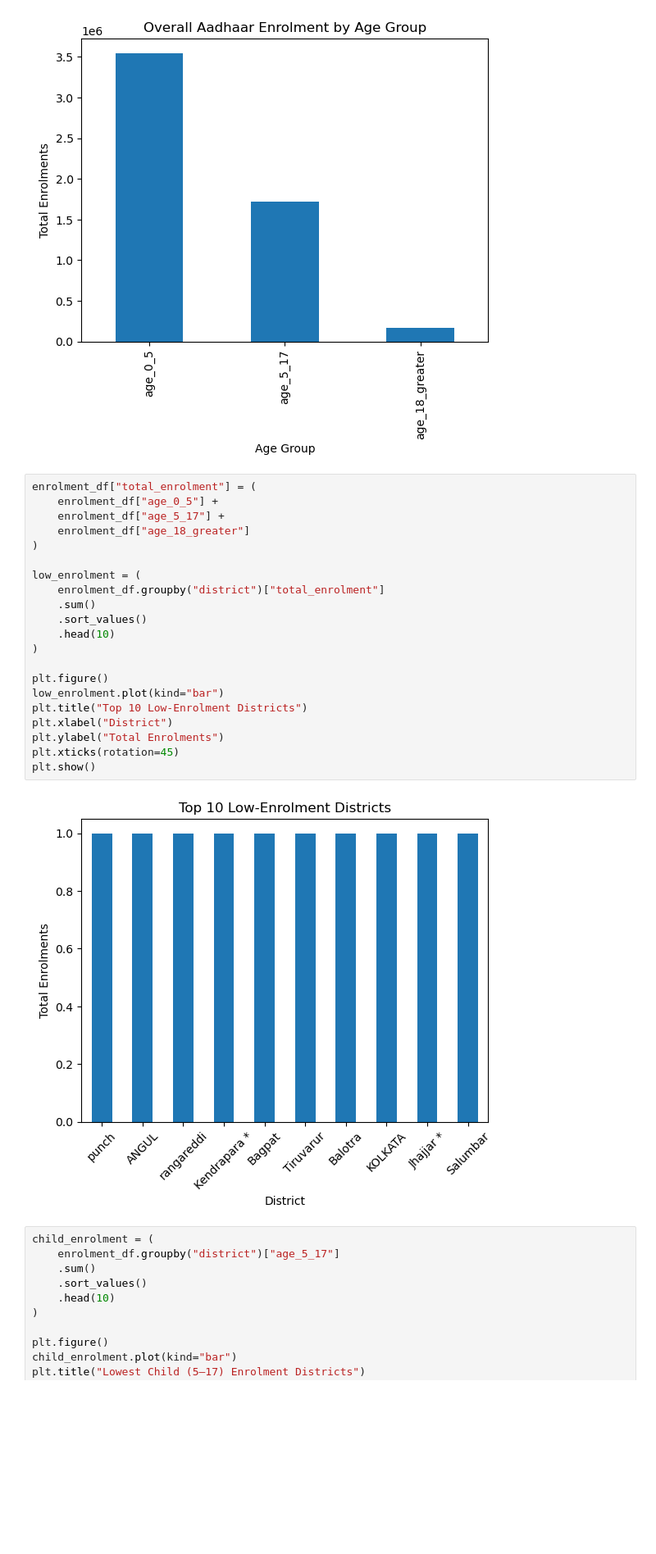
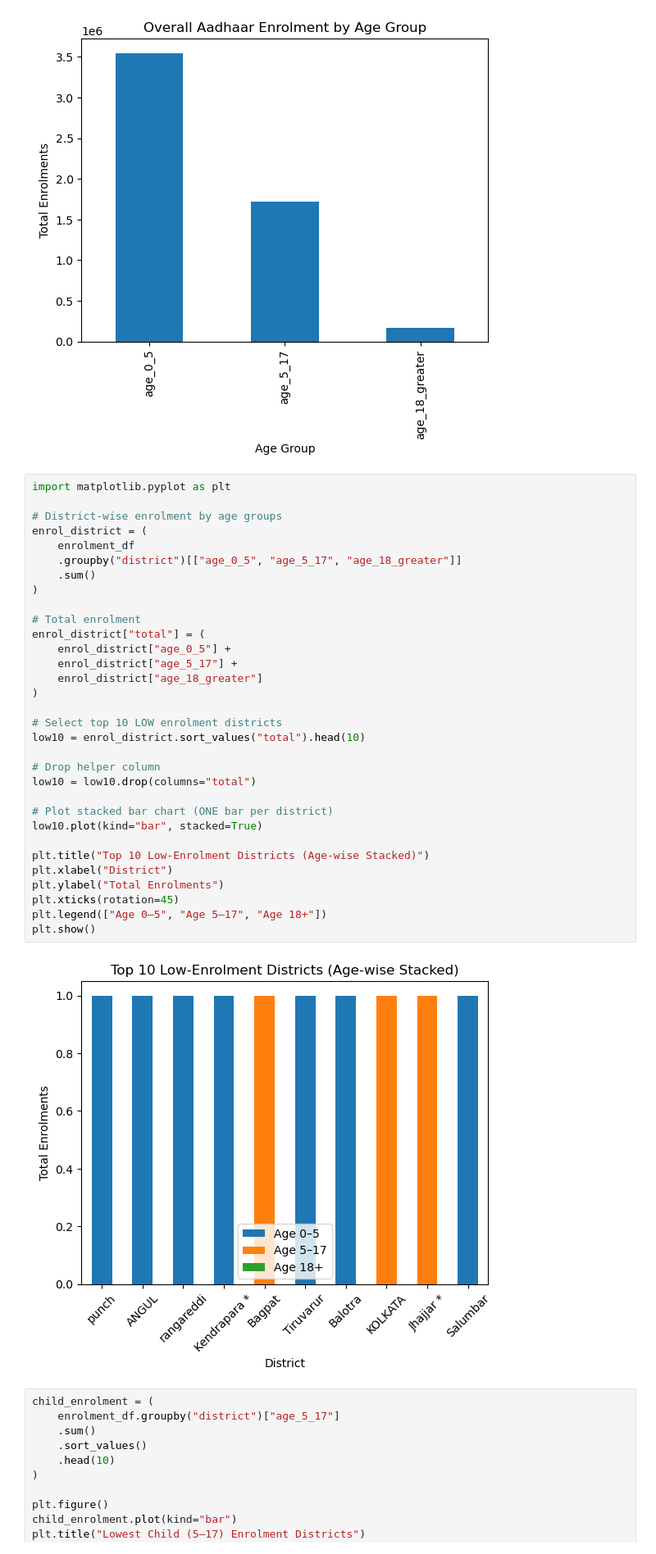
Before and after one commit to NishantRajora/Societal-Trends-in-Aadhaar-Enrolment-and-Updates, a Jupyter notebook: uidai.ipynb, the cells around one changed output. Shown at 82% size. Cells and saved outputs as stored; diff of their text form; blank space fills up the shorter version.

```diff
--- a/uidai.ipynb
+++ b/uidai.ipynb
@@ -112,28 +119,39 @@ plt.show()
 # %% [output]
 [figure]
 # %%
-enrolment_df["total_enrolment"] = (
-    enrolment_df["age_0_5"] +
-    enrolment_df["age_5_17"] +
-    enrolment_df["age_18_greater"]
+import matplotlib.pyplot as plt
+
+# District-wise enrolment by age groups
+enrol_district = (
+    enrolment_df
+    .groupby("district")[["age_0_5", "age_5_17", "age_18_greater"]]
+    .sum()
 )
 
-low_enrolment = (
-    enrolment_df.groupby("district")["total_enrolment"]
-    .sum()
-    .sort_values()
-    .head(10)
+# Total enrolment
+enrol_district["total"] = (
+    enrol_district["age_0_5"] +
+    enrol_district["age_5_17"] +
+    enrol_district["age_18_greater"]
 )
 
-plt.figure()
-low_enrolment.plot(kind="bar")
-plt.title("Top 10 Low-Enrolment Districts")
+# Select top 10 LOW enrolment districts
+low10 = enrol_district.sort_values("total").head(10)
+
+# Drop helper column
+low10 = low10.drop(columns="total")
+
+# Plot stacked bar chart (ONE bar per district)
+low10.plot(kind="bar", stacked=True)
+
+plt.title("Top 10 Low-Enrolment Districts (Age-wise Stacked)")
 plt.xlabel("District")
 plt.ylabel("Total Enrolments")
 plt.xticks(rotation=45)
+plt.legend(["Age 0–5", "Age 5–17", "Age 18+"])
 plt.show()
 # %% [output]
-[figure, old version]
+[figure, new version]
 # %%
 child_enrolment = (
     enrolment_df.groupby("district")["age_5_17"]
```
Also changed, not shown: parts of 1 cell of this notebook.
